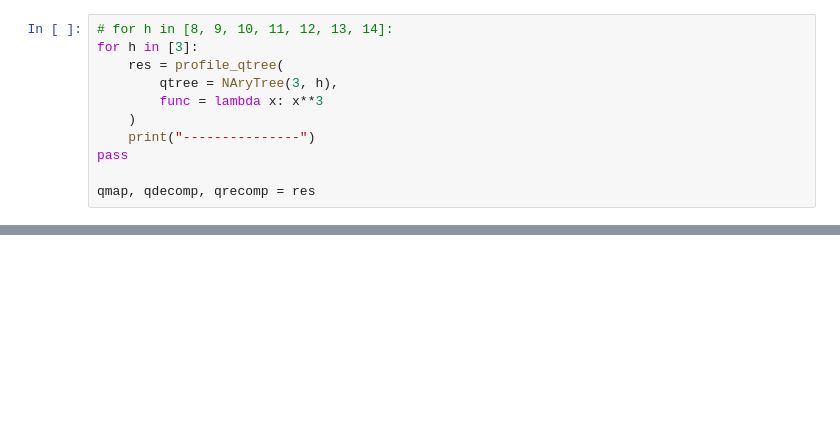
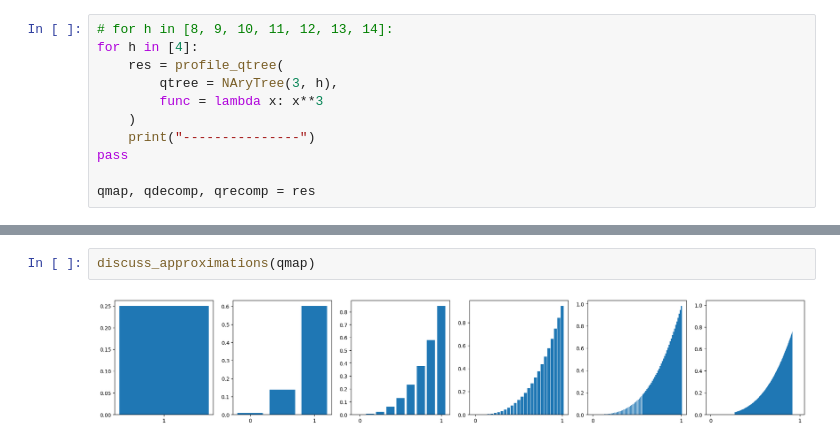
Before and after one commit to 0x1e02/pdadic, a Jupyter notebook: SanityCheck.ipynb, the cells around one changed output, grey strips where cells are left out. Cells and saved outputs as stored; diff of their text form; blank space fills up the shorter version.

Commit message:
Added discussion submodule

```diff
--- a/SanityCheck.ipynb
+++ b/SanityCheck.ipynb
@@ -9,7 +10,7 @@ from matplotlib import figure
 import numpy as np
 # %%
 # for h in [8, 9, 10, 11, 12, 13, 14]:
-for h in [3]:
+for h in [4]:
     res = profile_qtree(
         qtree = NAryTree(3, h),
         func = lambda x: x**3
@@ -89,0 +36,4 @@ for a,b in zip(qmap.values, qrecomp.values):
+# %%
+discuss_approximations(qmap)
+# %% [output]
+[figure, added]
```
Also changed, not shown: parts of 7 cells of this notebook, 2 other files.
